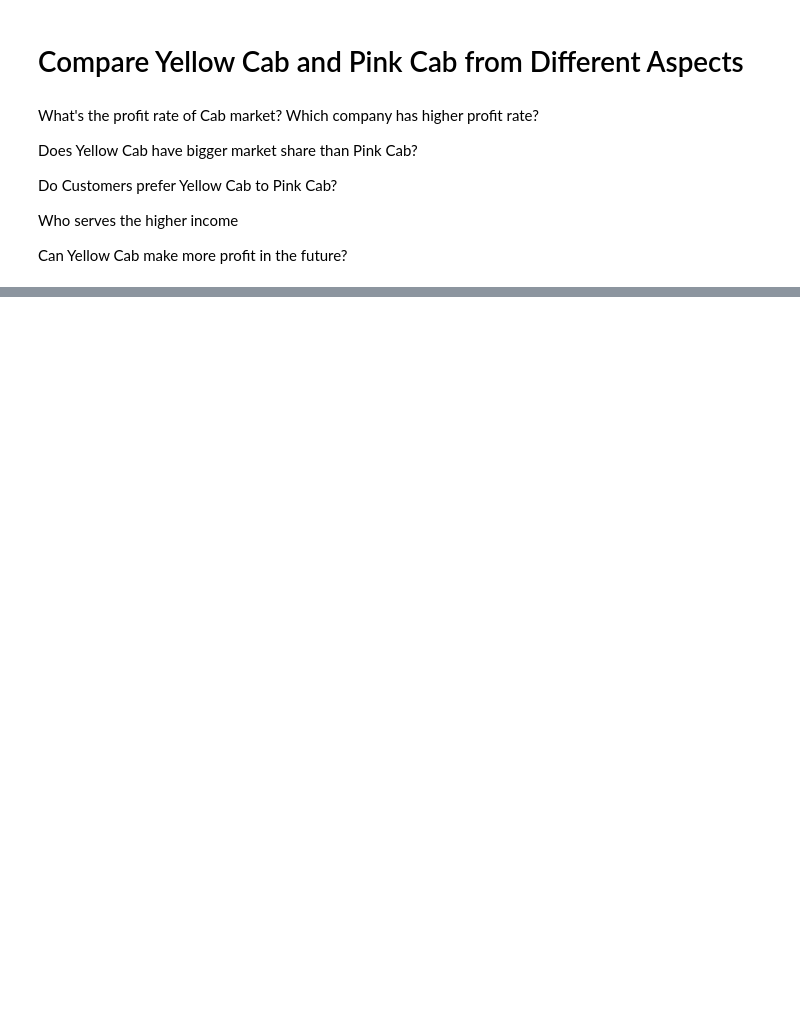
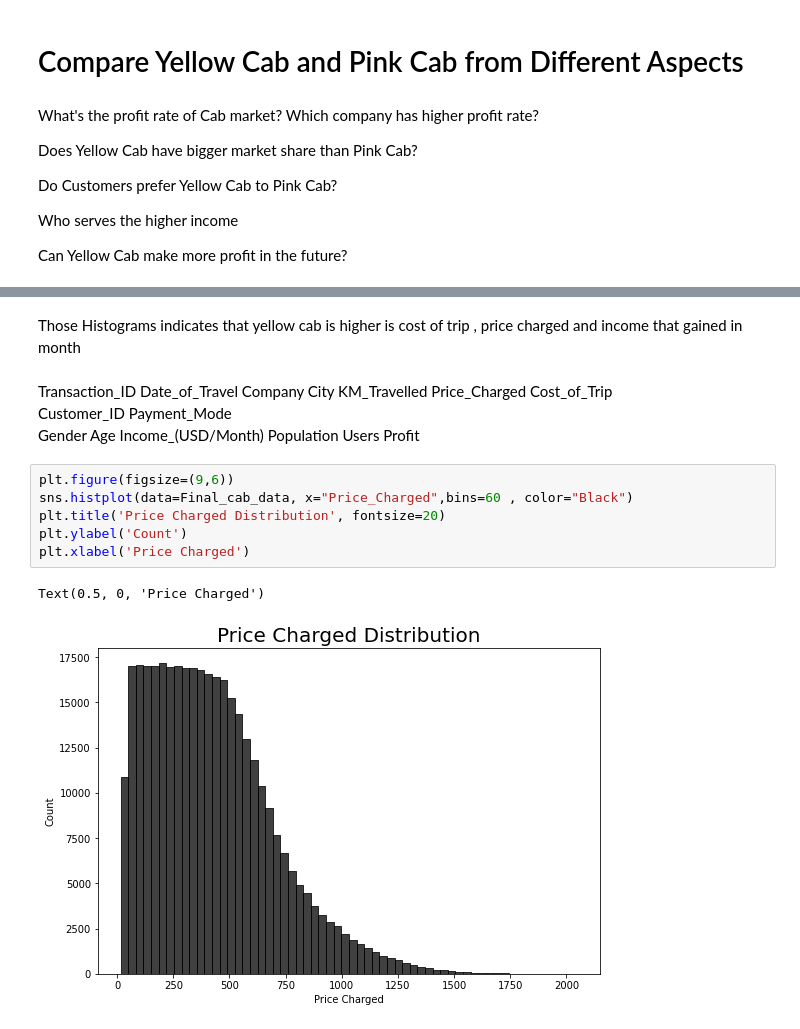
Before and after one commit to Mariamali2001/Data_Glacier_virtual_internship, a Jupyter notebook: Week2/Notebook.ipynb, the cells around one changed output, grey strips where cells are left out. Cells and saved outputs as stored; diff of their text form; blank space fills up the shorter version.

```diff
--- a/Week2/Notebook.ipynb
+++ b/Week2/Notebook.ipynb
@@ -310,0 +358,16 @@ Can Yellow Cab make more profit in the future?
+# %% [markdown]
+Those Histograms indicates that yellow cab is higher is cost of trip , price charged and income that gained in month
+# %% [markdown]
+Transaction_ID	Date_of_Travel	Company	City	KM_Travelled
+	Price_Charged	Cost_of_Trip
+Customer_ID	Payment_Mode
+Gender	Age	Income_(USD/Month)	Population	Users	Profit
+# %%
+plt.figure(figsize=(9,6))
+sns.histplot(data=Final_cab_data, x="Price_Charged",bins=60 , color="Black")
+plt.title('Price Charged Distribution', fontsize=20)
+plt.ylabel('Count')
+plt.xlabel('Price Charged')
+# %% [output]
+Text(0.5, 0, 'Price Charged')
+[figure, added]
```
Also changed, not shown: parts of 27 cells of this notebook.
